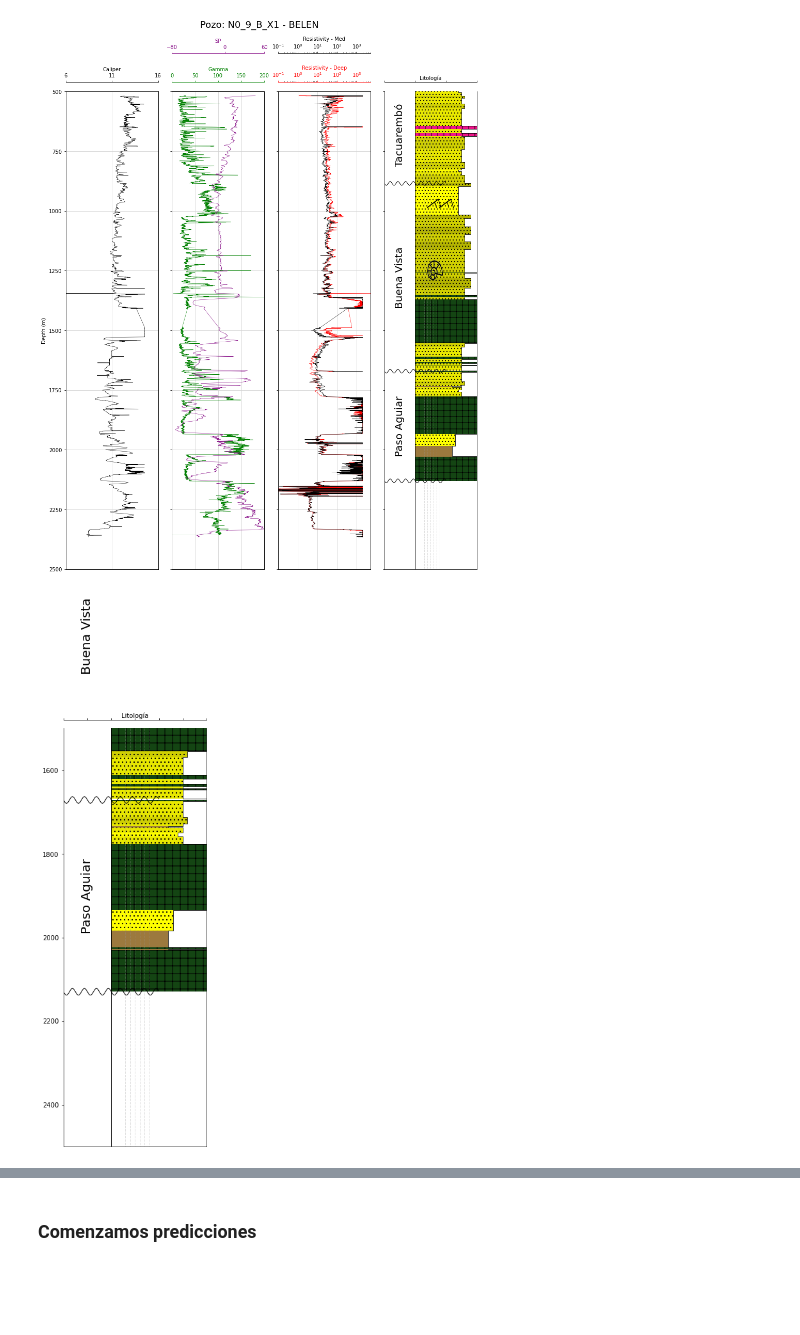
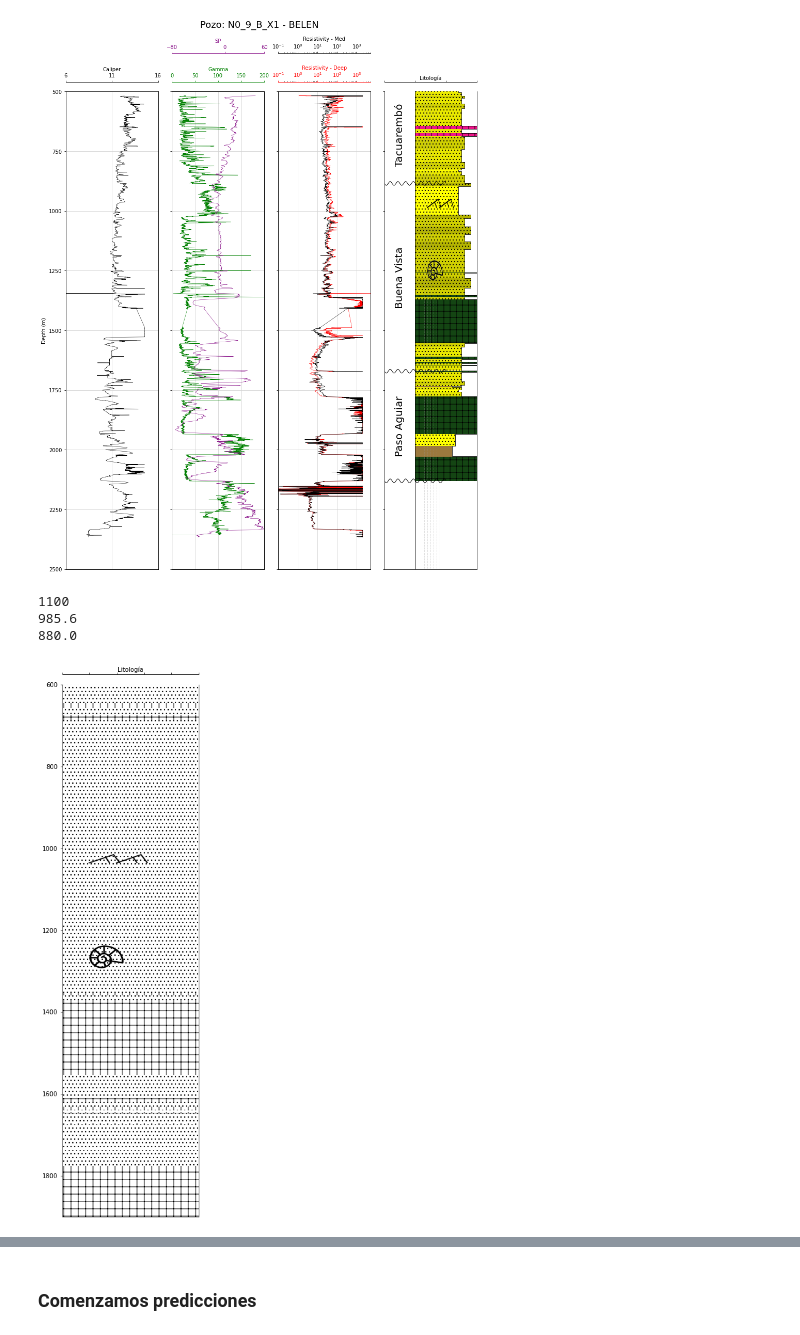
Before and after one commit to rubensdmp/Well-Logs-Cuenca-Norte, a Jupyter notebook: 01-Log-Belen.ipynb, the cells around one changed output, grey strips where cells are left out. Saved outputs shown, nothing was run; the diff lists cells and outputs as text; code cells hidden in the pictures; blank space fills up the shorter version.

```diff
--- a/01-Log-Belen.ipynb
+++ b/01-Log-Belen.ipynb
@@ -624,28 +679,36 @@ def plotLito(dfLito, tope, base, **kwargs):
 
     return axL
 # %%
-fig, axL = plt.subplots(figsize=(4,12))
-tope = 1500
-base = 2500
+fig, axL = plt.subplots(figsize=(4,16))
+tope = 600
+base = 1900
+
 
 
 
 axL = plt.subplot2grid((1,1), (0,0), rowspan=1, colspan = 1)
 
-axL = plotLito(dfLito, tope, base, Fm='True')
+axL = plotLito(dfLito, tope, base,
+               show_fm='False',
+               show_gr='False',
+               show_fossils='True',
+               color_fill = 'False')
 
 
 axL.set_ylim(base, tope)
 axL.grid(which='major', color='lightgrey', linestyle='-')
 axL.xaxis.set_ticks_position("top")
 axL.xaxis.set_label_position("top")
 axL.spines["top"].set_position(("axes", 1.02))
 plt.setp(axL.get_xticklabels(), visible = False)
 axL.grid(False)
 
 plt.show()
 # %% [output]
+1100
+985.6
+880.0
-[figure, old version]
+[figure, new version]
 # %%
 x = np.arange(0,5,0.001)   # start,stop,step
 y = np.sin(50*x)
```
Also changed, not shown: parts of 3 cells of this notebook.
